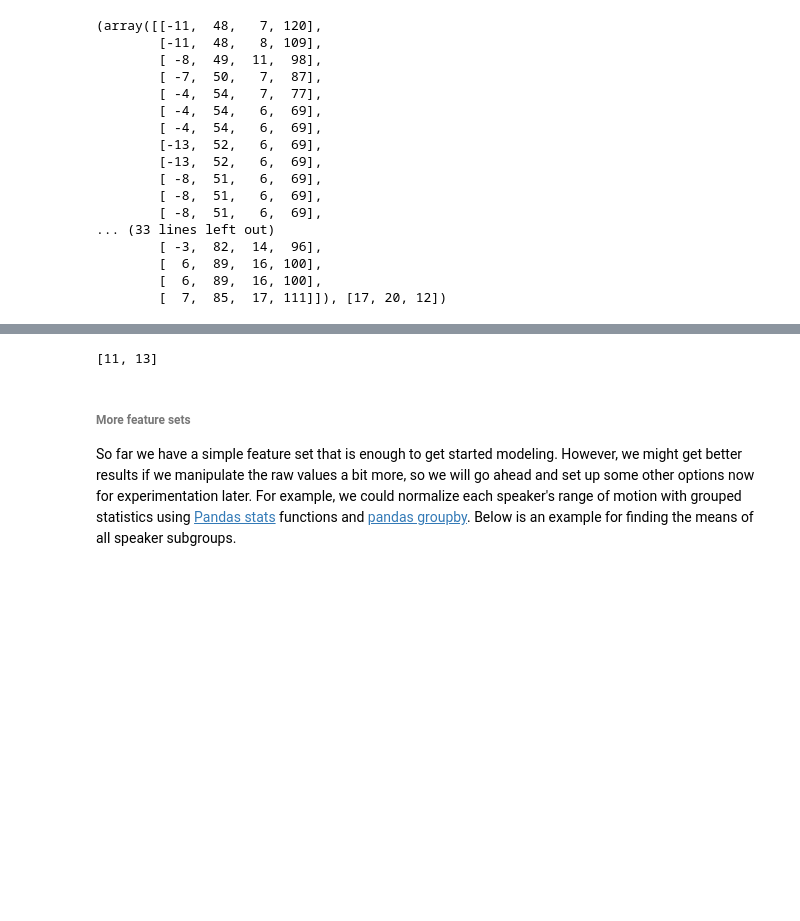
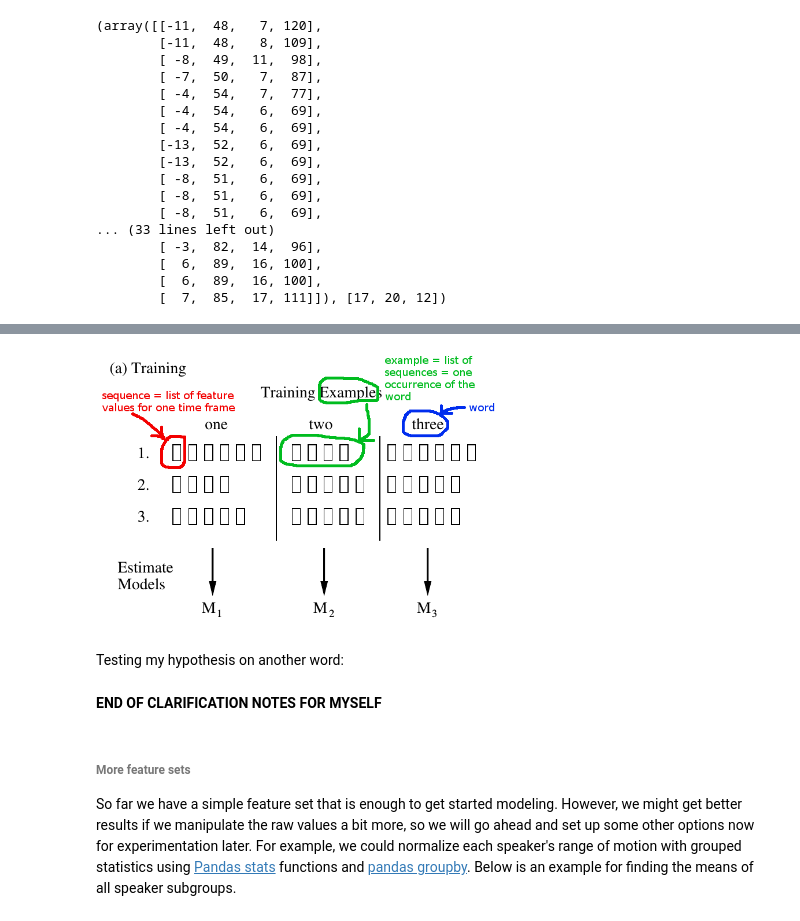
Before and after one commit to ocefra/AIND-Recognizer, a Jupyter notebook: asl_recognizer.ipynb, the cells around one changed output, grey strips where cells are left out. Saved outputs shown, nothing was run; the diff lists cells and outputs as text; code cells hidden in the pictures; blank space fills up the shorter version.

```diff
--- a/asl_recognizer.ipynb
+++ b/asl_recognizer.ipynb
@@ -163,10 +178,17 @@ training.get_word_Xlengths('CHOCOLATE')
+# %%
+from IPython.display import Image
+Image("hmm_training.png", width=400, height=200)
+# %% [output]
+[figure, added]
+# %% [markdown]
+Testing my hypothesis on another word:
 # %%
-# Testing my hypothesis on the data for another word.
-print(training.get_word_Xlengths('FISH')[1])
+# print(training.get_word_Xlengths('FISH')[1]) # [11, 13]
+
 # Same result with:
 # awk -F ',' '$3=="FISH" {print $5-$4+1}' train_words.csv # 11, 13
-# %% [output]
-[11, 13]
+# %% [markdown]
+**END OF CLARIFICATION NOTES FOR MYSELF**
 # %% [markdown]
 ###### More feature sets
 So far we have a simple feature set that is enough to get started modeling.  However, we might get better results if we manipulate the raw values a bit more, so we will go ahead and set up some other options now for experimentation later.  For example, we could normalize each speaker's range of motion with grouped statistics using [Pandas stats](http://pandas.pydata.org/pandas-docs/stable/api.html#api-dataframe-stats) functions and [pandas groupby](http://pandas.pydata.org/pandas-docs/stable/generated/pandas.DataFrame.groupby.html).  Below is an example for finding the means of all speaker subgroups.
```
Also changed, not shown: parts of 47 cells of this notebook, 2 other files.
